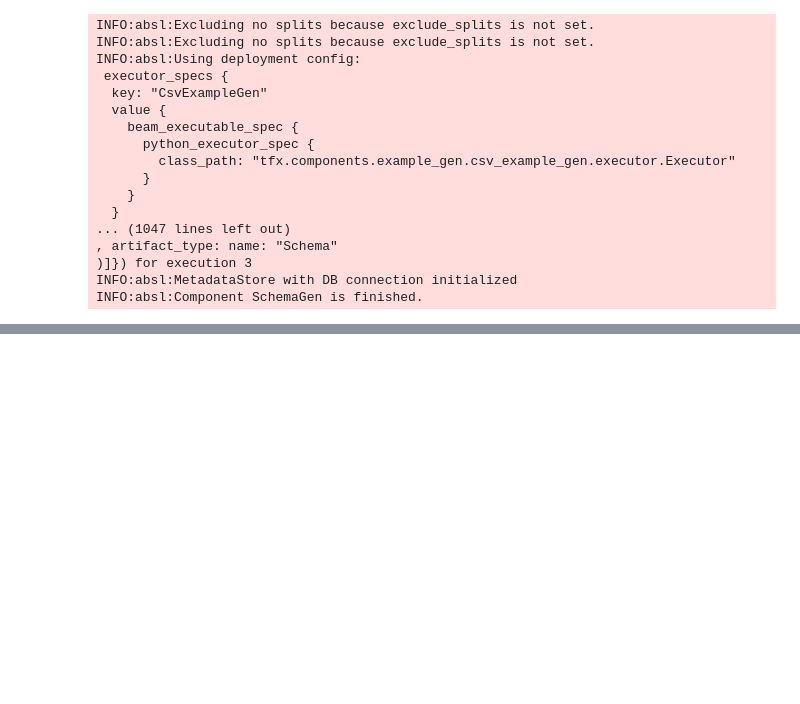
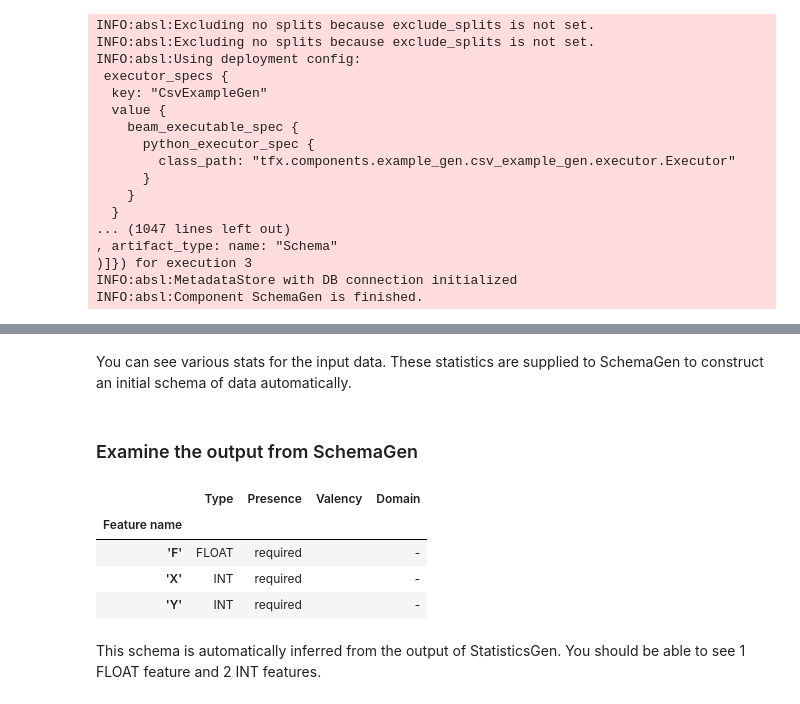
Before and after one commit to jeosol/tfx-tutorials, a Jupyter notebook: og-pipeline/og-model.ipynb, the cells around one changed output, grey strips where cells are left out. Saved outputs shown, nothing was run; the diff lists cells and outputs as text; code cells hidden in the pictures; blank space fills up the shorter version.

Commit message:
Add code to view statistics and schema

```diff
--- a/og-pipeline/og-model.ipynb
+++ b/og-pipeline/og-model.ipynb
@@ -132,0 +175,17 @@ INFO:absl:Component SchemaGen is finished.
+# %%
+# Non-public APIs, just for showcase.
+from tfx.orchestration.metadata import Metadata
+from tfx.types import standard_component_specs
+
+metadata_connection_config = tfx.orchestration.metadata.sqlite_metadata_connection_config(
+    SCHEMA_METADATA_PATH)
+
+with Metadata(metadata_connection_config) as metadata_handler:
+  # Find output artifacts from MLMD.
+  stat_gen_output = get_latest_artifacts(metadata_handler, SCHEMA_PIPELINE_NAME,
+                                         'StatisticsGen')
+  stats_artifacts = stat_gen_output[standard_component_specs.STATISTICS_KEY]
+
+  schema_gen_output = get_latest_artifacts(metadata_handler,
+                                           SCHEMA_PIPELINE_NAME, 'SchemaGen')
+  schema_artifacts = schema_gen_output[standard_component_specs.SCHEMA_KEY]
@@ -132,0 +208,14 @@ INFO:absl:Component SchemaGen is finished.
+# %% [markdown]
+You can see various stats for the input data. These statistics are supplied to SchemaGen to construct an initial schema of data automatically.
+# %% [markdown]
+### Examine the output from SchemaGen
+# %%
+visualize_artifacts(schema_artifacts)
+# %% [output]
+|  | Type | Presence | Valency | Domain |
+| Feature name |  |  |  |  |
+| 'F' | FLOAT | required |  | - |
+| 'X' | INT | required |  | - |
+| 'Y' | INT | required |  | - |
+# %% [markdown]
+This schema is automatically inferred from the output of StatisticsGen. You should be able to see 1 FLOAT feature and 2 INT features.
```
Also changed, not shown: parts of 8 cells of this notebook.
